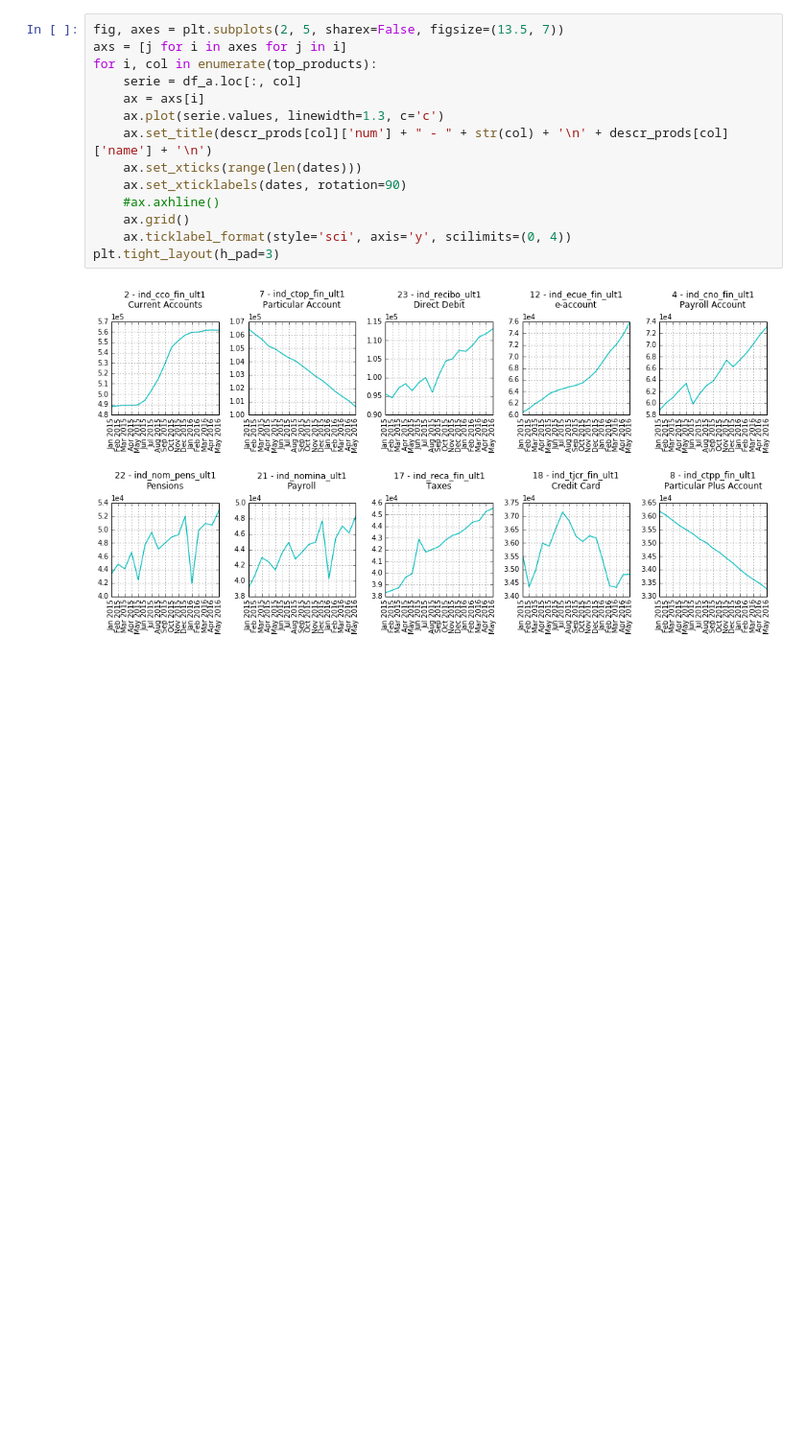
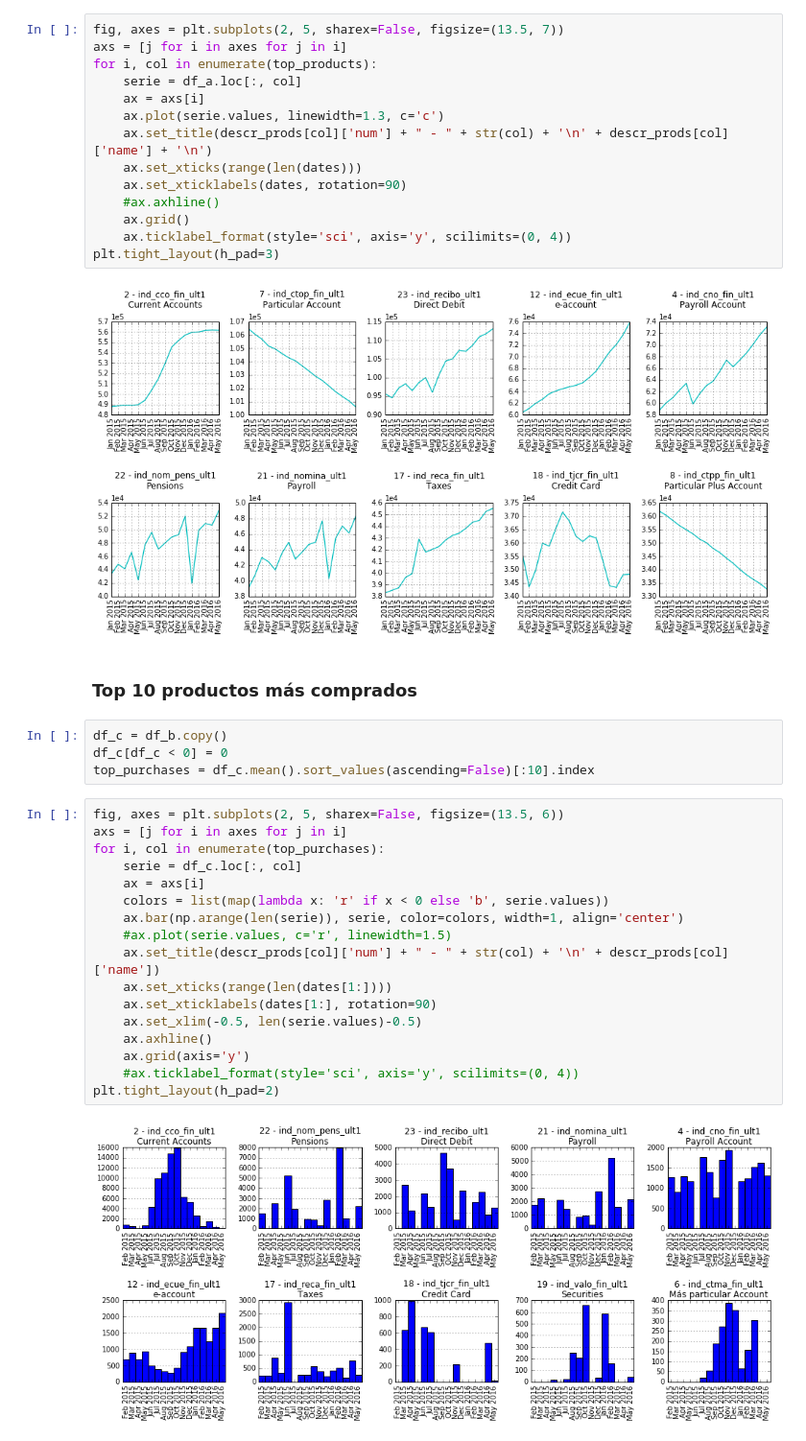
Before and after one commit to sergioml/degree_project, a Jupyter notebook: keep_working_part5.ipynb, the cells around one changed output. Shown at 96% size. Cells and saved outputs as stored; diff of their text form; blank space fills up the shorter version.

Commit message:
Explración final de productos

```diff
--- a/keep_working_part5.ipynb
+++ b/keep_working_part5.ipynb
@@ -154,3 +123,28 @@ for i, col in enumerate(top_products):
 plt.tight_layout(h_pad=3)
 # %% [output]
 [figure]
+# %% [markdown]
+### Top 10 productos más comprados
+# %%
+df_c = df_b.copy()
+df_c[df_c < 0] = 0
+top_purchases = df_c.mean().sort_values(ascending=False)[:10].index
+# %%
+fig, axes = plt.subplots(2, 5, sharex=False, figsize=(13.5, 6))
+axs = [j for i in axes for j in i]
+for i, col in enumerate(top_purchases):
+    serie = df_c.loc[:, col]
+    ax = axs[i]
+    colors = list(map(lambda x: 'r' if x < 0 else 'b', serie.values))
+    ax.bar(np.arange(len(serie)), serie, color=colors, width=1, align='center')
+    #ax.plot(serie.values, c='r', linewidth=1.5)
+    ax.set_title(descr_prods[col]['num'] + " - " + str(col) + '\n' + descr_prods[col]['name'])
+    ax.set_xticks(range(len(dates[1:])))
+    ax.set_xticklabels(dates[1:], rotation=90)
+    ax.set_xlim(-0.5, len(serie.values)-0.5)
+    ax.axhline()
+    ax.grid(axis='y')
+    #ax.ticklabel_format(style='sci', axis='y', scilimits=(0, 4))
+plt.tight_layout(h_pad=2)
+# %% [output]
+[figure, added]
```
Also changed, not shown: parts of 7 cells of this notebook.
